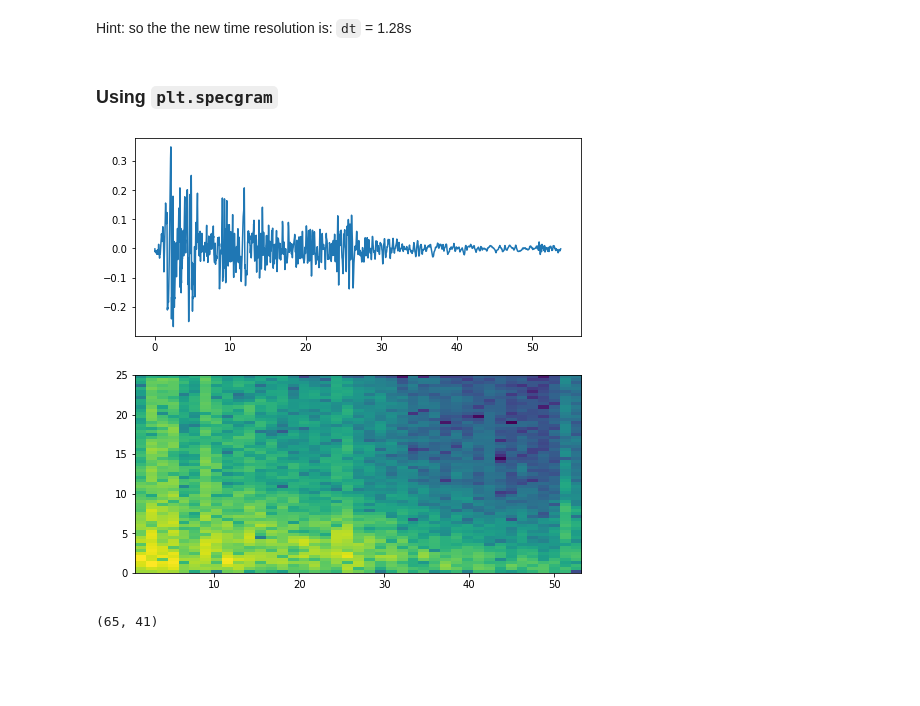
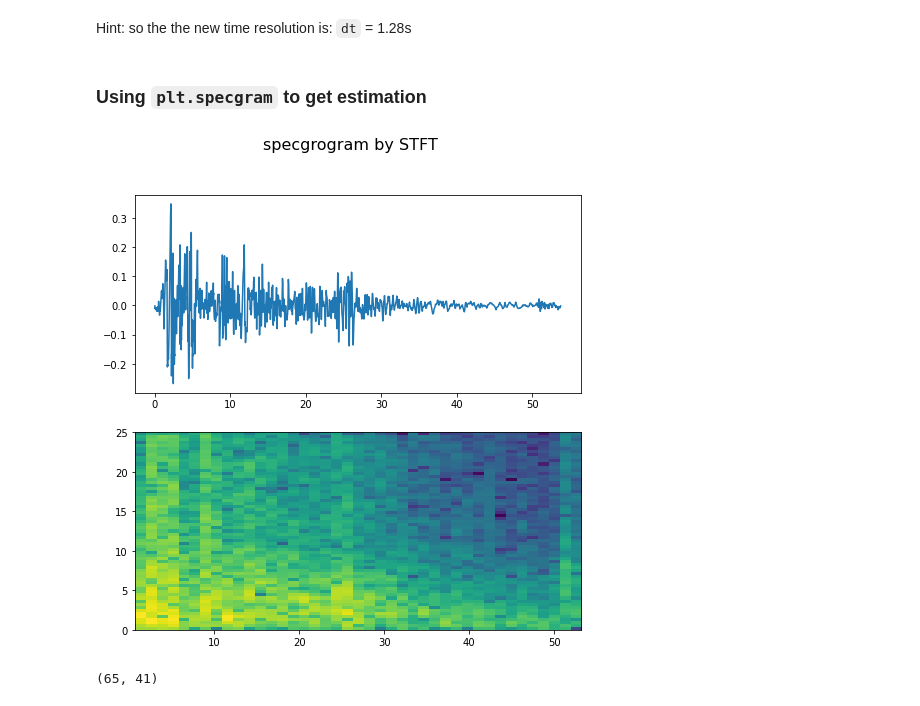
Before and after one commit to leslieDLcy/KTnSRM, a Jupyter notebook: EPSD_by_STFT.ipynb, the cells around one changed output. Drawn from its saved outputs; the diff is of its cells as text; code cells hidden in the pictures; blank space fills up the shorter version.

```diff
--- a/EPSD_by_STFT.ipynb
+++ b/EPSD_by_STFT.ipynb
@@ -73,18 +73,19 @@ plt.show()
 # %%
 t
 # %% [markdown]
-### Using `plt.specgram`
+### Using `plt.specgram` to get estimation
 # %%
 fig, (ax1, ax2) = plt.subplots(nrows=2, figsize=(8,8))
 ax1.plot(t_axis, amp_axis)
 Pxx, freqs, t_bins, im = ax2.specgram(amp_axis,
                                       NFFT =128,
                                       Fs=FS,
                                       noverlap=64,
                                       mode='psd')
+fig.suptitle('specgrogram by STFT', fontsize=16)
 plt.show()
 # %% [output]
-[figure, old version]
+[figure, new version]
 # %%
 Pxx.shape
 # %% [output]
```
Also changed, not shown: parts of 36 cells of this notebook, 6 other files.
